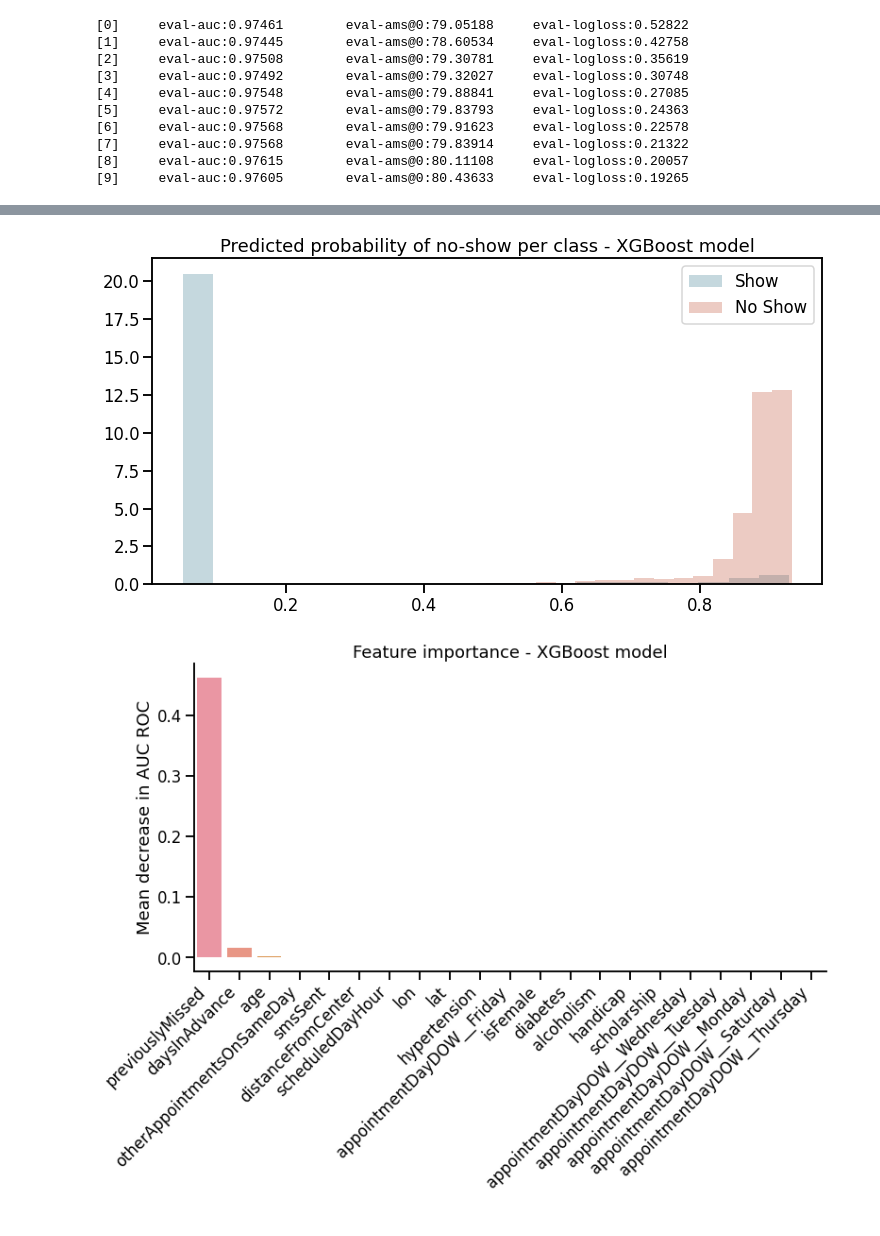
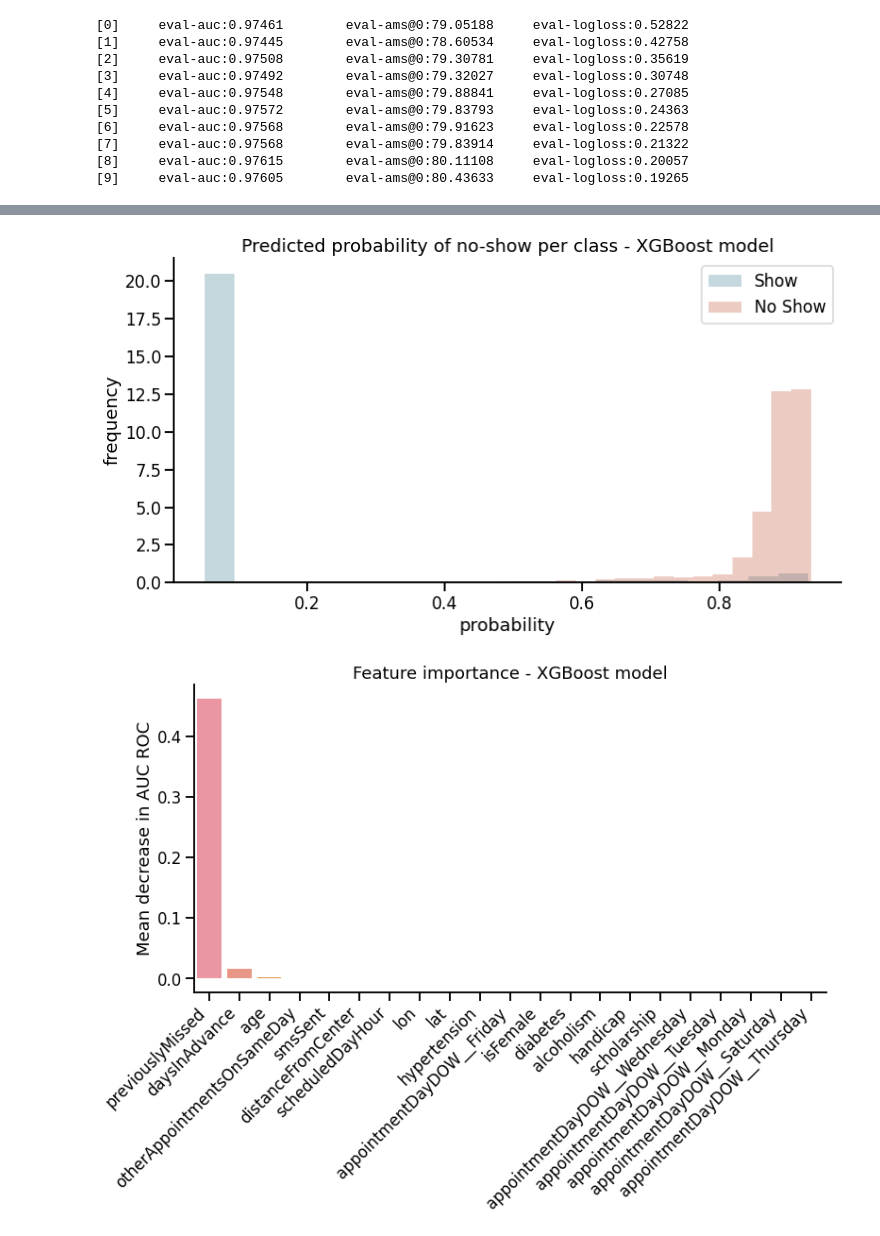
Before and after one commit to arabinelli/Medical-appointments-no-show, a Jupyter notebook: 02_modeling.ipynb, the cells around one changed output, grey strips where cells are left out. Saved outputs shown, nothing was run; the diff lists cells and outputs as text; code cells hidden in the pictures.

```diff
--- a/02_modeling.ipynb
+++ b/02_modeling.ipynb
@@ -504,21 +510,26 @@ with mlflow.start_run():
     mlflow.log_metric("train_recall",train_metrics["recall"])
     mlflow.log_metric("test_recall",test_metrics["recall"])
 # %%
+# plot the prediction distribution
 predictions_xgb = bst.predict(test_set)
 predictions_xgb_df = pd.DataFrame({"prediction":predictions_xgb.squeeze(),"ground_truth":test_y.squeeze()})
 
 fig, ax = plt.subplots(figsize=(12, 6))
 #sns.kdeplot(predictions_xgb_df.loc[predictions_xgb_df.ground_truth == 1].prediction, shade=1, color='red', label = "No Show")
 #sns.kdeplot(predictions_xgb_df.loc[predictions_xgb_df.ground_truth == 0].prediction, shade=1, color='darkturquoise', label = "Show")
 ax.hist(x="prediction", data = predictions_xgb_df.loc[predictions_xgb_df.ground_truth == 0],
         bins=20, density=True, label='Show',alpha=0.3)
 ax.hist(x="prediction", data = predictions_xgb_df.loc[predictions_xgb_df.ground_truth == 1],
         bins=20, density=True, label='No Show', alpha=0.3)
 ax.set_title("Predicted probability of no-show per class - XGBoost model")
+ax.set_ylabel("frequency")
+ax.set_xlabel("probability")
+
+sns.despine()
 ax.legend()
 plt.show()
 # %% [output]
-[figure, old version]
+[figure, new version]
 # %%
 # sensitivity analysis
 def score_xgb(X, y):
```
Also changed, not shown: parts of 15 cells of this notebook, 1 other file.
